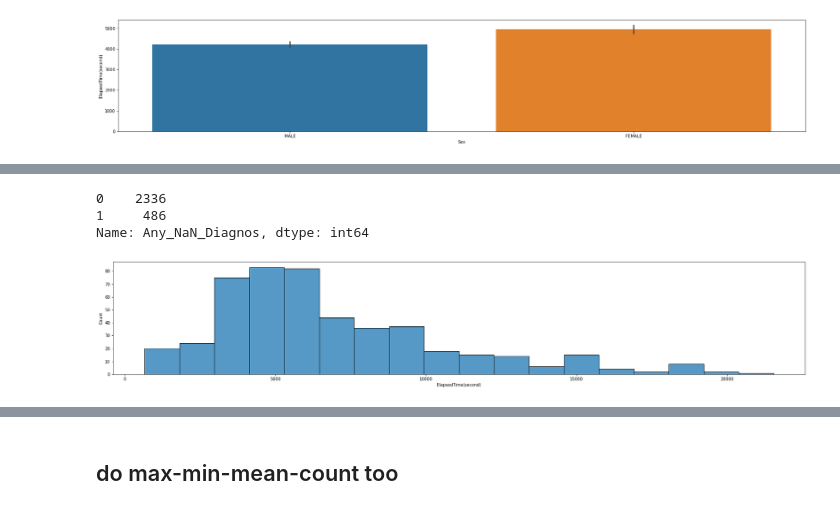
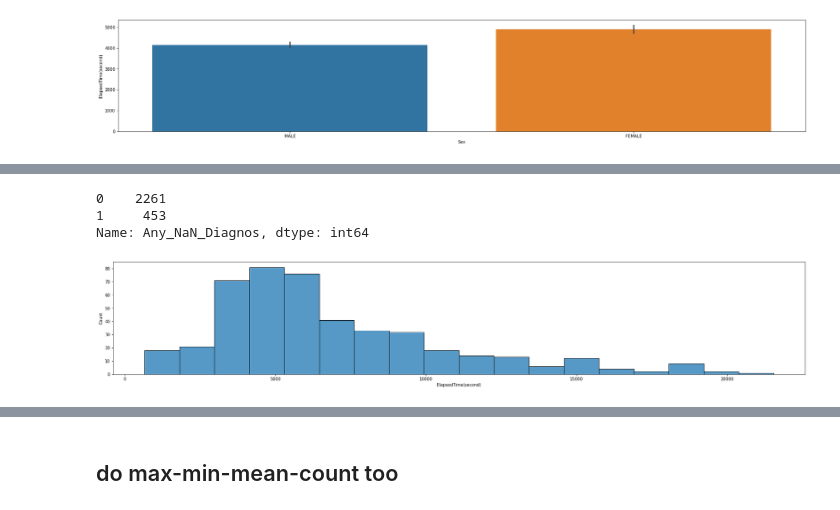
Before and after one commit to furkaneneseren/Datathon-Borda, a Jupyter notebook: surgery-datathon.ipynb, the cells around one changed output, grey strips where cells are left out. Saved outputs shown, nothing was run; the diff lists cells and outputs as text; code cells hidden in the pictures.

```diff
--- a/surgery-datathon.ipynb
+++ b/surgery-datathon.ipynb
@@ -110,0 +114,2 @@ Name: ID, dtype: int64
+# %%
+app_train.drop_duplicates(subset=["ID"], keep='first', inplace=True)
@@ -472,10 +518,10 @@ R3
 # %%
-z = train.copy()
-z["DiagnosticICD10Code"] = z["DiagnosticICD10Code"].str[1:-1]
-z["DiagnosticICD10Code"] = z["DiagnosticICD10Code"].str.replace("'","")
-z["SurgeryGroup"] = z["SurgeryGroup"].str[1:-1]
-z["SurgeryGroup"] = z["SurgeryGroup"].str.replace("'","")
-z.head()
+app_train_clean = app_train.copy()
+app_train_clean["DiagnosticICD10Code"] = app_train_clean["DiagnosticICD10Code"].str[1:-1]
+app_train_clean["DiagnosticICD10Code"] = app_train_clean["DiagnosticICD10Code"].str.replace("'","")
+app_train_clean["SurgeryGroup"] = app_train_clean["SurgeryGroup"].str[1:-1]
+app_train_clean["SurgeryGroup"] = app_train_clean["SurgeryGroup"].str.replace("'","")
+app_train_clean.head()
 # %% [output]
 |  | ID | DiagnosticICD10Code | SurgeryGroup | AnesthesiaType | SurgeryName | Age | Sex | Service | ... |
 | 0 | 1829 | L05 | C | Spinal Anestezi | Pilonidal kist | 26 | MALE | GENEL CERRAH? SERV?S? | ... |
@@ -484,7 +530,7 @@ z.head()
 | 3 | 1059 | nan, M51.1 | 0, B | Genel Anestezi | Lumbar ve di?er intervertebral di... | 41 | FEMALE | ORTOPED? SERV?S? | ... |
 | 4 | 608 | M51.1, nan, M48.0 | 0, B, C, D, A3 | Genel Anestezi | Lumbar ve di?er intervertebral di... | 49 | FEMALE | ORTOPED? SERV?S? | ... |
 # %%
-z['Any_NaN_Diagnos'] = z['DiagnosticICD10Code'].apply(lambda x: 1 if 'nan,' in str(x) else 0)
+app_train_clean['Any_NaN_Diagnos'] = app_train_clean['DiagnosticICD10Code'].apply(lambda x: 1 if 'nan,' in str(x) else 0)
 # %%
 def clean_diagnosis(diagnosis):
     if isinstance(diagnosis, str):
@@ -492,5 +538,5 @@ def clean_diagnosis(diagnosis):
     else:
         return diagnosis
 
-z['Diagnos_Clean'] = z['DiagnosticICD10Code'].apply(clean_diagnosis)
+app_train_clean['Diagnos_Clean'] = app_train_clean['DiagnosticICD10Code'].apply(clean_diagnosis)
 # %%
@@ -503,18 +549,17 @@ z.head()
 | 3 | 1059 | nan, M51.1 | 0, B | Genel Anestezi | Lumbar ve di?er intervertebral di... | 41 | FEMALE | ORTOPED? SERV?S? | ... |
 | 4 | 608 | M51.1, nan, M48.0 | 0, B, C, D, A3 | Genel Anestezi | Lumbar ve di?er intervertebral di... | 49 | FEMALE | ORTOPED? SERV?S? | ... |
 # %%
-z.Any_NaN_Diagnos.value_counts()
+app_train_clean.Any_NaN_Diagnos.value_counts()
 # %% [output]
-0    2336
-1     486
+0    2261
+1     453
 Name: Any_NaN_Diagnos, dtype: int64
 # %%
-t = z[z["Any_NaN_Diagnos"]==1]
 fig, ax = plt.subplots(figsize=(30, 5))
-sns.histplot(x="ElapsedTime(second)", data=t)
+sns.histplot(x="ElapsedTime(second)", data=app_train_clean[app_train_clean["Any_NaN_Diagnos"]==1])
 plt.show()
 # %% [output]
-[figure, old version]
+[figure, new version]
 # %%
 map_dict = {'0': 1, 'E': 1, 'D': 2, 'C': 3, 'B': 4, 'A3': 5, 'A2': 6, 'A1': 7}
 # %%
```
Also changed, not shown: parts of 108 cells of this notebook.
